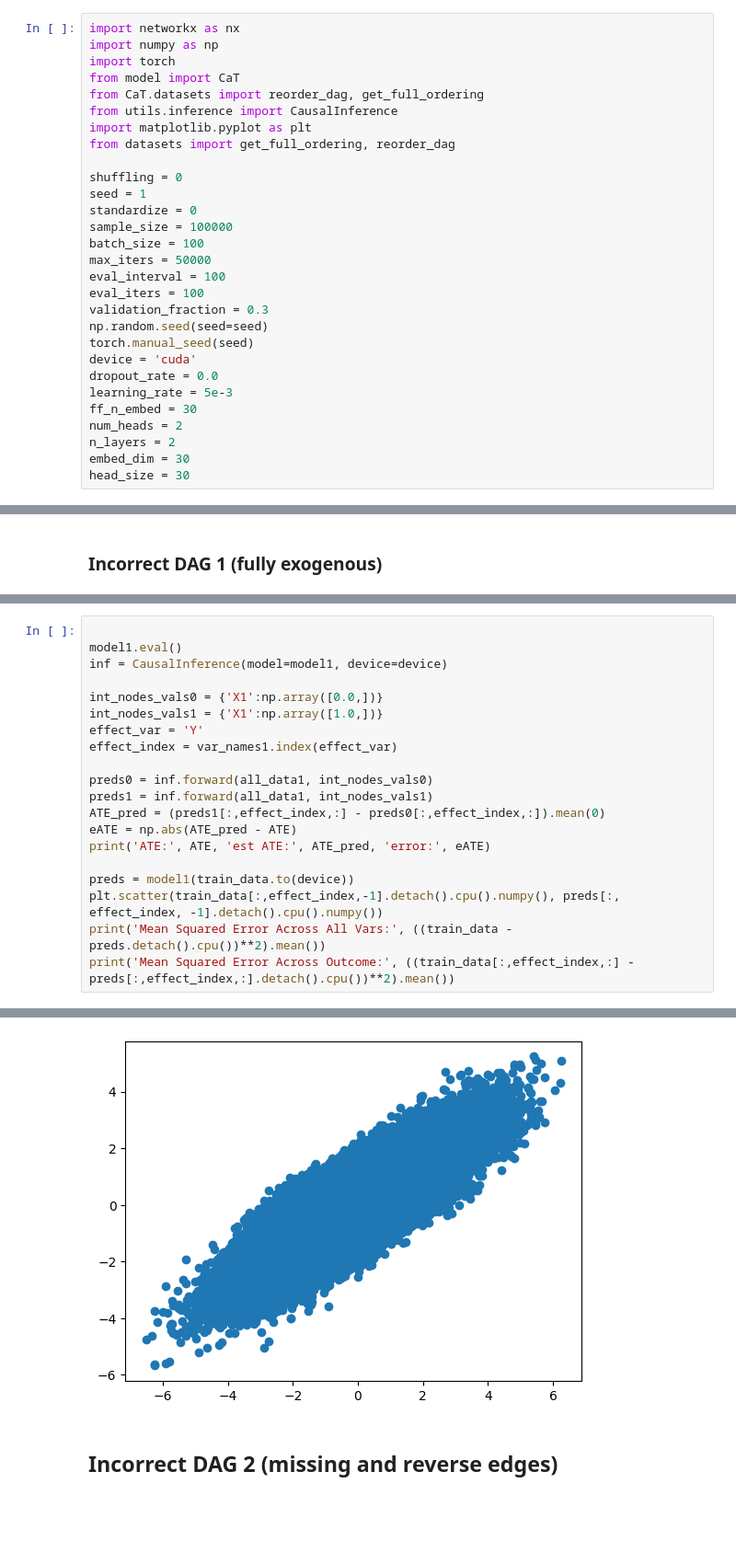
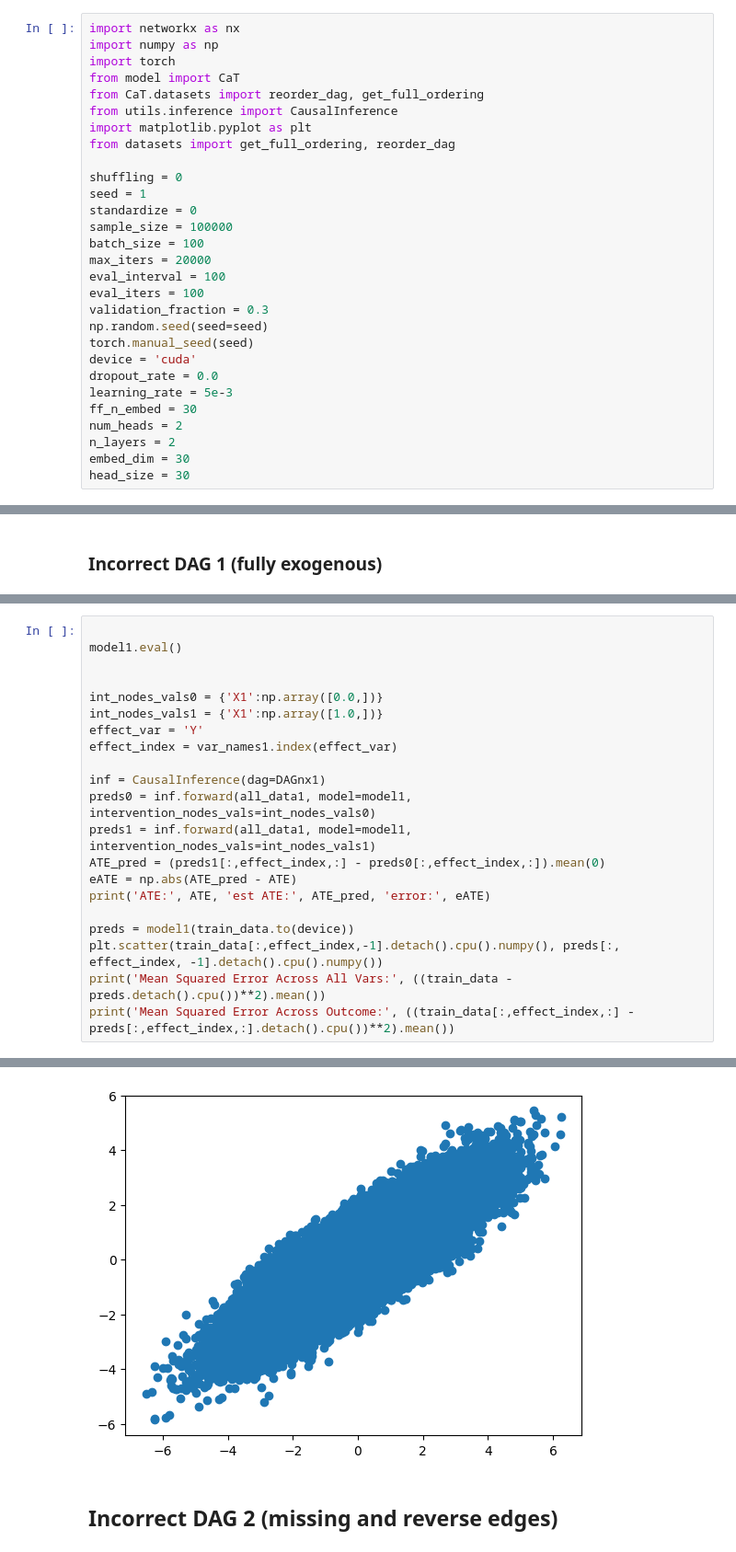
Before and after one commit to matthewvowels1/Causal_Transformer, a Jupyter notebook: CaT/tutorial_misspecification.ipynb, the cells around one changed output, grey strips where cells are left out. Shown at 92% size. Saved outputs shown, nothing was run; the diff lists cells and outputs as text; blank space fills up the shorter version.

```diff
--- a/CaT/tutorial_misspecification.ipynb
+++ b/CaT/tutorial_misspecification.ipynb
@@ -13,7 +13,7 @@ seed = 1
 standardize = 0
 sample_size = 100000
 batch_size = 100
-max_iters = 50000
+max_iters = 20000
 eval_interval = 100
 eval_iters = 100
 validation_fraction = 0.3
@@ -232,15 +232,16 @@ step 49900 of 50000: train_loss 0.6803, val loss 0.6660
 # %%
 
 model1.eval()
-inf = CausalInference(model=model1, device=device)
+
 
 int_nodes_vals0 = {'X1':np.array([0.0,])}
 int_nodes_vals1 = {'X1':np.array([1.0,])}
 effect_var = 'Y'
 effect_index = var_names1.index(effect_var)
 
-preds0 = inf.forward(all_data1, int_nodes_vals0)
-preds1 = inf.forward(all_data1, int_nodes_vals1)
+inf = CausalInference(dag=DAGnx1)
+preds0 = inf.forward(all_data1, model=model1, intervention_nodes_vals=int_nodes_vals0)
+preds1 = inf.forward(all_data1, model=model1, intervention_nodes_vals=int_nodes_vals1)
 ATE_pred = (preds1[:,effect_index,:] - preds0[:,effect_index,:]).mean(0)
 eATE = np.abs(ATE_pred - ATE)
 print('ATE:', ATE, 'est ATE:', ATE_pred, 'error:', eATE)
@@ -256,4 +257,4 @@ Mean Squared Error Across Outcome: tensor(0.6656)
-[figure, old version]
+[figure, new version]
 # %% [markdown]
 ## Incorrect DAG 2 (missing and reverse edges)
 # %%
```
Also changed, not shown: parts of 6 cells of this notebook, 7 other files.
